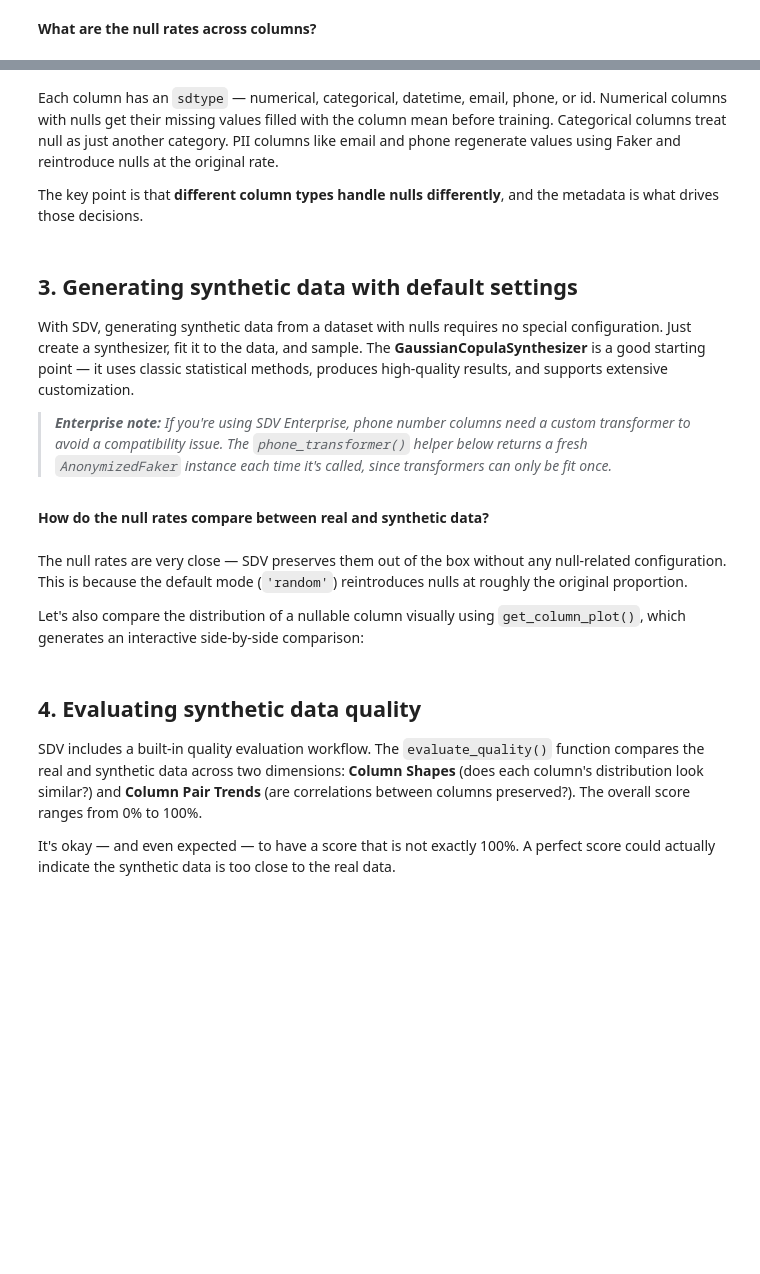
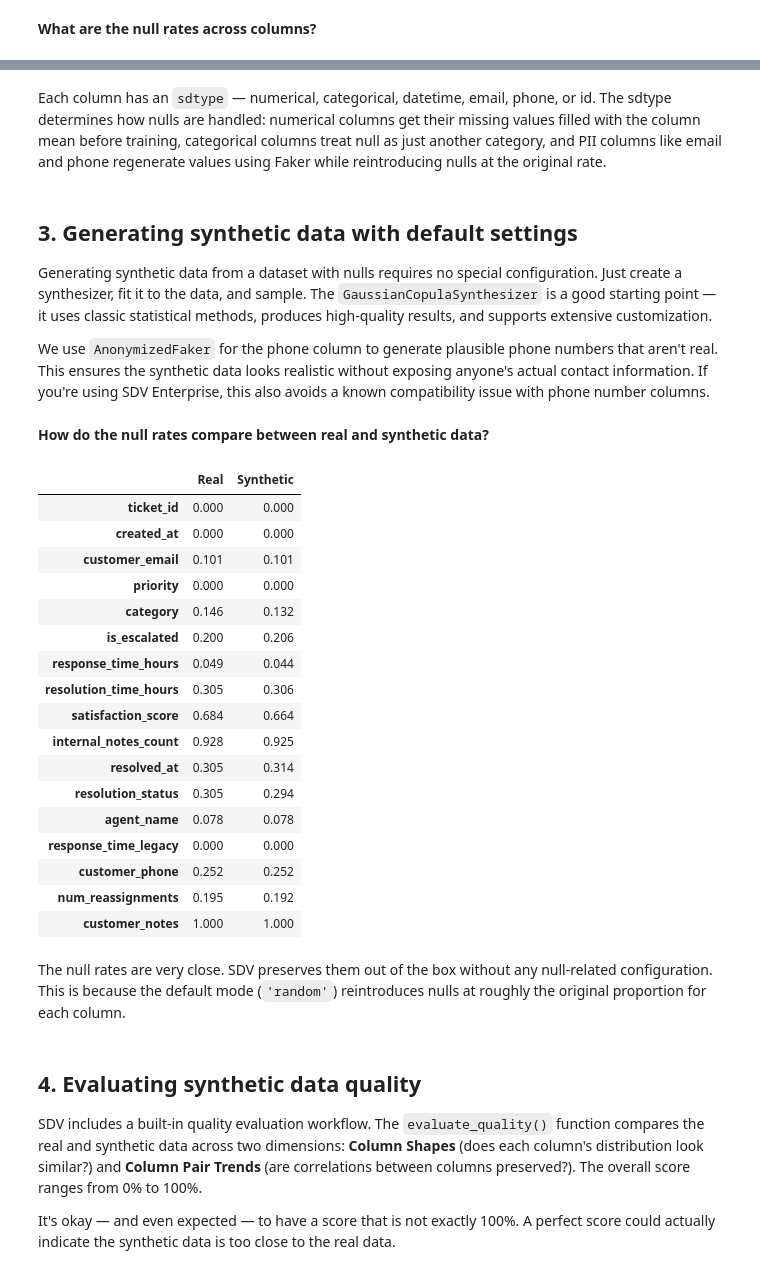
Before and after one commit to datacebo/datacebo-cookbook, a Jupyter notebook: tutorials/null_values/synthesizing_with_null_values.ipynb, the cells around one changed output, grey strips where cells are left out. Cells and saved outputs as stored; diff of their text form; code cells hidden in the pictures; blank space fills up the shorter version.

```diff
--- a/tutorials/null_values/synthesizing_with_null_values.ipynb
+++ b/tutorials/null_values/synthesizing_with_null_values.ipynb
@@ -25,19 +69,55 @@ Let's visualize what SDV auto-detected:
 # %% [markdown]
-Each column has an `sdtype` — numerical, categorical, datetime, email, phone, or id. Numerical columns with nulls get their missing values filled with the column mean before training. Categorical columns treat null as just another category. PII columns like email and phone regenerate values using Faker and reintroduce nulls at the original rate.
-
-The key point is that **different column types handle nulls differently**, and the metadata is what drives those decisions.
+Each column has an `sdtype` — numerical, categorical, datetime, email, phone, or id. The sdtype determines how nulls are handled: numerical columns get their missing values filled with the column mean before training, categorical columns treat null as just another category, and PII columns like email and phone regenerate values using Faker while reintroducing nulls at the original rate.
 # %% [markdown]
 ## 3. Generating synthetic data with default settings
 
-With SDV, generating synthetic data from a dataset with nulls requires no special configuration. Just create a synthesizer, fit it to the data, and sample. The **GaussianCopulaSynthesizer** is a good starting point — it uses classic statistical methods, produces high-quality results, and supports extensive customization.
+Generating synthetic data from a dataset with nulls requires no special configuration. Just create a synthesizer, fit it to the data, and sample. The `GaussianCopulaSynthesizer` is a good starting point — it uses classic statistical methods, produces high-quality results, and supports extensive customization.
 
-> _**Enterprise note:** If you're using SDV Enterprise, phone number columns need a custom transformer to avoid a compatibility issue. The `phone_transformer()` helper below returns a fresh `AnonymizedFaker` instance each time it's called, since transformers can only be fit once._
+We use `AnonymizedFaker` for the phone column to generate plausible phone numbers that aren't real. This ensures the synthetic data looks realistic without exposing anyone's actual contact information. If you're using SDV Enterprise, this also avoids a known compatibility issue with phone number columns.
+# %%
+from sdv.single_table import GaussianCopulaSynthesizer
+from rdt.transformers.pii import AnonymizedFaker
+
+def phone_transformer():
+    """Return a fresh AnonymizedFaker for phone columns."""
+    return {'customer_phone': AnonymizedFaker(
+        provider_name='phone_number', function_name='phone_number'
+    )}
+
+synthesizer = GaussianCopulaSynthesizer(metadata)
+synthesizer.auto_assign_transformers(data)
+synthesizer.update_transformers(phone_transformer())
+synthesizer.fit(data)
+
+synthetic_data = synthesizer.sample(num_rows=2000)
 # %% [markdown]
 **How do the null rates compare between real and synthetic data?**
+# %%
+pd.DataFrame({
+    'Real': data.isnull().mean().round(3),
+    'Synthetic': synthetic_data.isnull().mean().round(3),
+})
+# %% [output]
+|  | Real | Synthetic |
+| ticket_id | 0.000 | 0.000 |
+| created_at | 0.000 | 0.000 |
+| customer_email | 0.101 | 0.101 |
+| priority | 0.000 | 0.000 |
+| category | 0.146 | 0.132 |
+| is_escalated | 0.200 | 0.206 |
+| response_time_hours | 0.049 | 0.044 |
+| resolution_time_hours | 0.305 | 0.306 |
+| satisfaction_score | 0.684 | 0.664 |
+| internal_notes_count | 0.928 | 0.925 |
+| resolved_at | 0.305 | 0.314 |
+| resolution_status | 0.305 | 0.294 |
+| agent_name | 0.078 | 0.078 |
+| response_time_legacy | 0.000 | 0.000 |
+| customer_phone | 0.252 | 0.252 |
+| num_reassignments | 0.195 | 0.192 |
+| customer_notes | 1.000 | 1.000 |
 # %% [markdown]
-The null rates are very close — SDV preserves them out of the box without any null-related configuration. This is because the default mode (`'random'`) reintroduces nulls at roughly the original proportion.
-
-Let's also compare the distribution of a nullable column visually using `get_column_plot()`, which generates an interactive side-by-side comparison:
+The null rates are very close. SDV preserves them out of the box without any null-related configuration. This is because the default mode (`'random'`) reintroduces nulls at roughly the original proportion for each column.
 # %% [markdown]
 ## 4. Evaluating synthetic data quality
 
```
Also changed, not shown: parts of 33 cells of this notebook, 2 other files.
